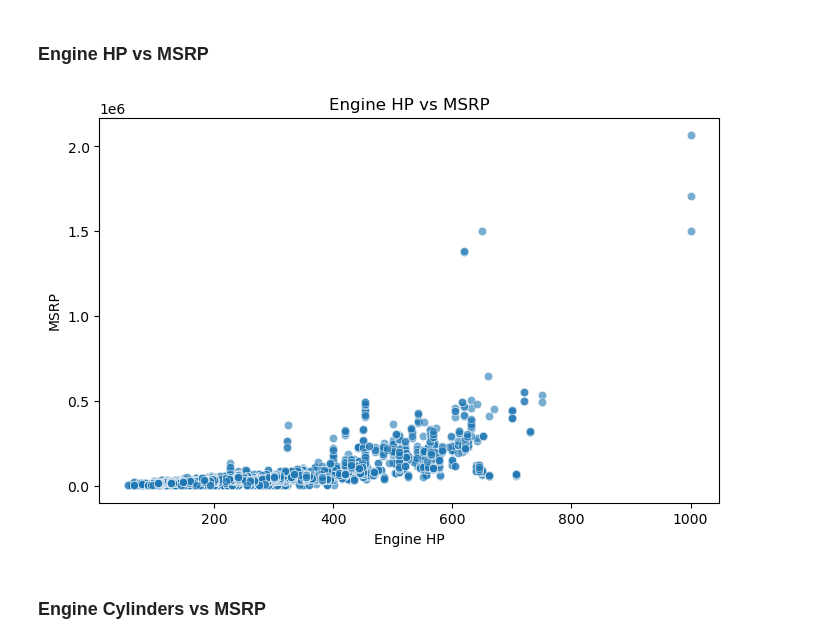
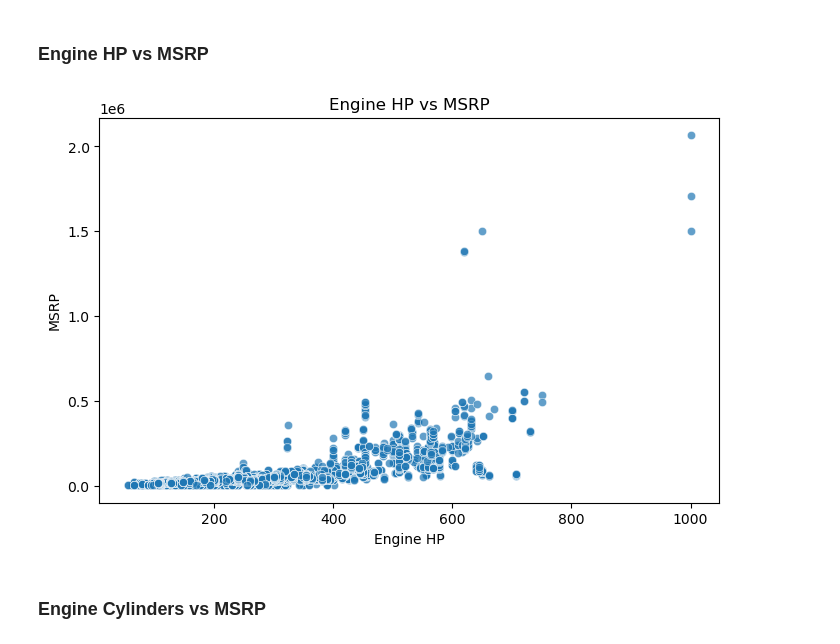
Before and after one commit to radhika2205/assignment, a Jupyter notebook: data collection,cleaning,visualization and analysis/assignment.ipynb, the cells around one changed output. Cells and saved outputs as stored; diff of their text form; code cells hidden in the pictures.

```diff
--- a/data collection,cleaning,visualization and analysis/assignment.ipynb
+++ b/data collection,cleaning,visualization and analysis/assignment.ipynb
@@ -309,10 +309,10 @@ plt.show()
 ### Engine HP vs MSRP
 # %%
 plt.figure(figsize=(8,5))
-sns.scatterplot(x='Engine HP', y='MSRP', data=df, alpha=0.6)
+sns.scatterplot(x='Engine HP', y='MSRP', data=df, alpha=0.7)
 plt.title('Engine HP vs MSRP')
 plt.show()
 # %% [output]
-[figure, old version]
+[figure, new version]
 # %% [markdown]
 ### Engine Cylinders vs MSRP
```
Also changed, not shown: parts of 11 cells of this notebook.
